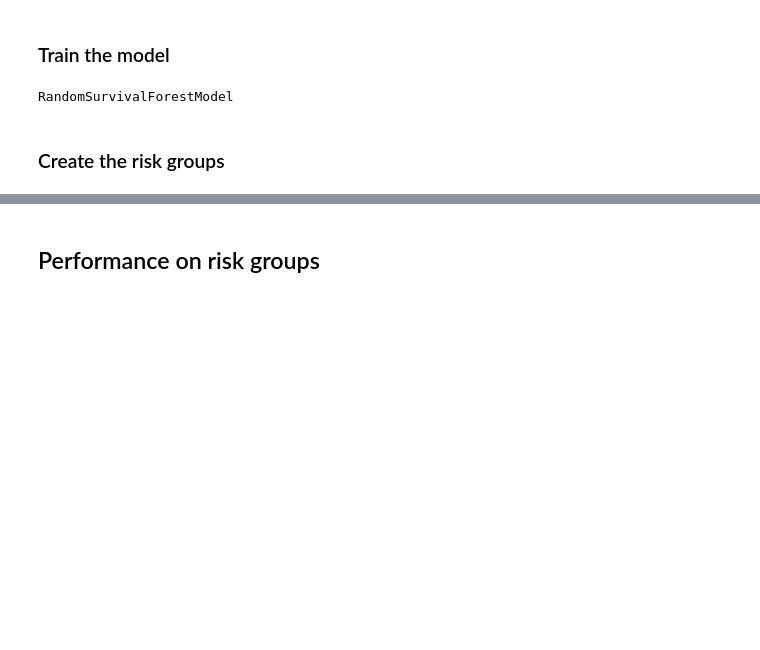
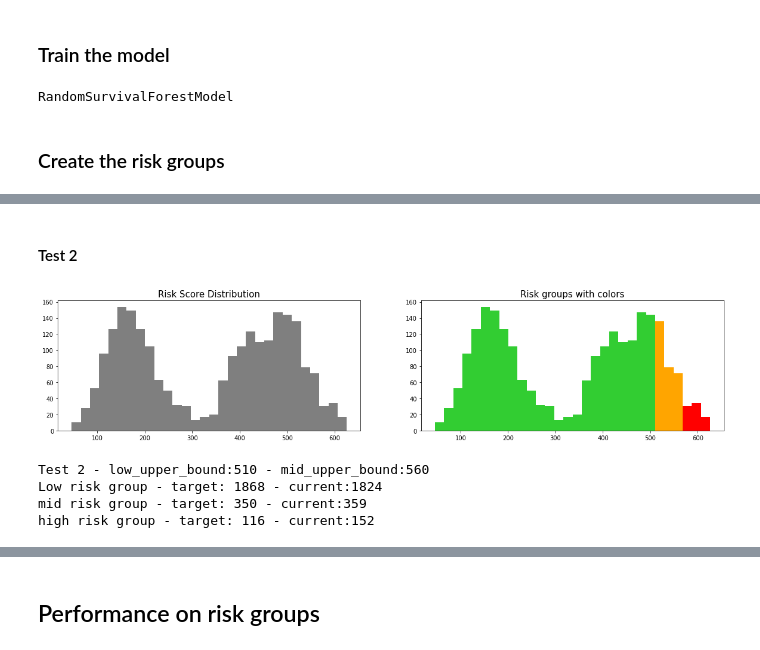
Before and after one commit to marcosmedvescig/thesis_survival_models_for_predicting_churn, a Jupyter notebook: apply_model.ipynb, the cells around one changed output, grey strips where cells are left out. Drawn from its saved outputs; the diff is of its cells as text; code cells hidden in the pictures; blank space fills up the shorter version.

```diff
--- a/apply_model.ipynb
+++ b/apply_model.ipynb
@@ -130,3 +156,28 @@ risk_groups = create_risk_groups(model=model, X=X_eval,
+# %% [markdown]
+#### Test 2
+# %%
+from pysurvival.utils.display import create_risk_groups
+
+low_upper_bound = 510
+mid_upper_bound = 560
+
+risk_groups = create_risk_groups( model=model, X=X_eval,
+                                  use_log = False, num_bins=30, figure_size=(20, 4),
+                                  low={'lower_bound':0, 'upper_bound':low_upper_bound, 'color':'limegreen'},
+                                  medium={'lower_bound':low_upper_bound, 'upper_bound':mid_upper_bound,'color':'orange'},
+                                  high={'lower_bound':mid_upper_bound, 'upper_bound':800,  'color':'red'}
+                                  )
+
+print('Test 2 - low_upper_bound:{} - mid_upper_bound:{}'.format(low_upper_bound, mid_upper_bound))
+print('Low risk group - target: 1868 - current:{}'.format(len(risk_groups['low'][1])))
+print('mid risk group - target: 350 - current:{}'.format(len(risk_groups['medium'][1])))
+print('high risk group - target: 116 - current:{}'.format(len(risk_groups['high'][1])))
+# %% [output]
+[figure, added]
+Test 2 - low_upper_bound:510 - mid_upper_bound:560
+Low risk group - target: 1868 - current:1824
+mid risk group - target: 350 - current:359
+high risk group - target: 116 - current:152
 # %%
 %matplotlib inline
 import matplotlib.pyplot as plt
```
Also changed, not shown: parts of 11 cells of this notebook.
